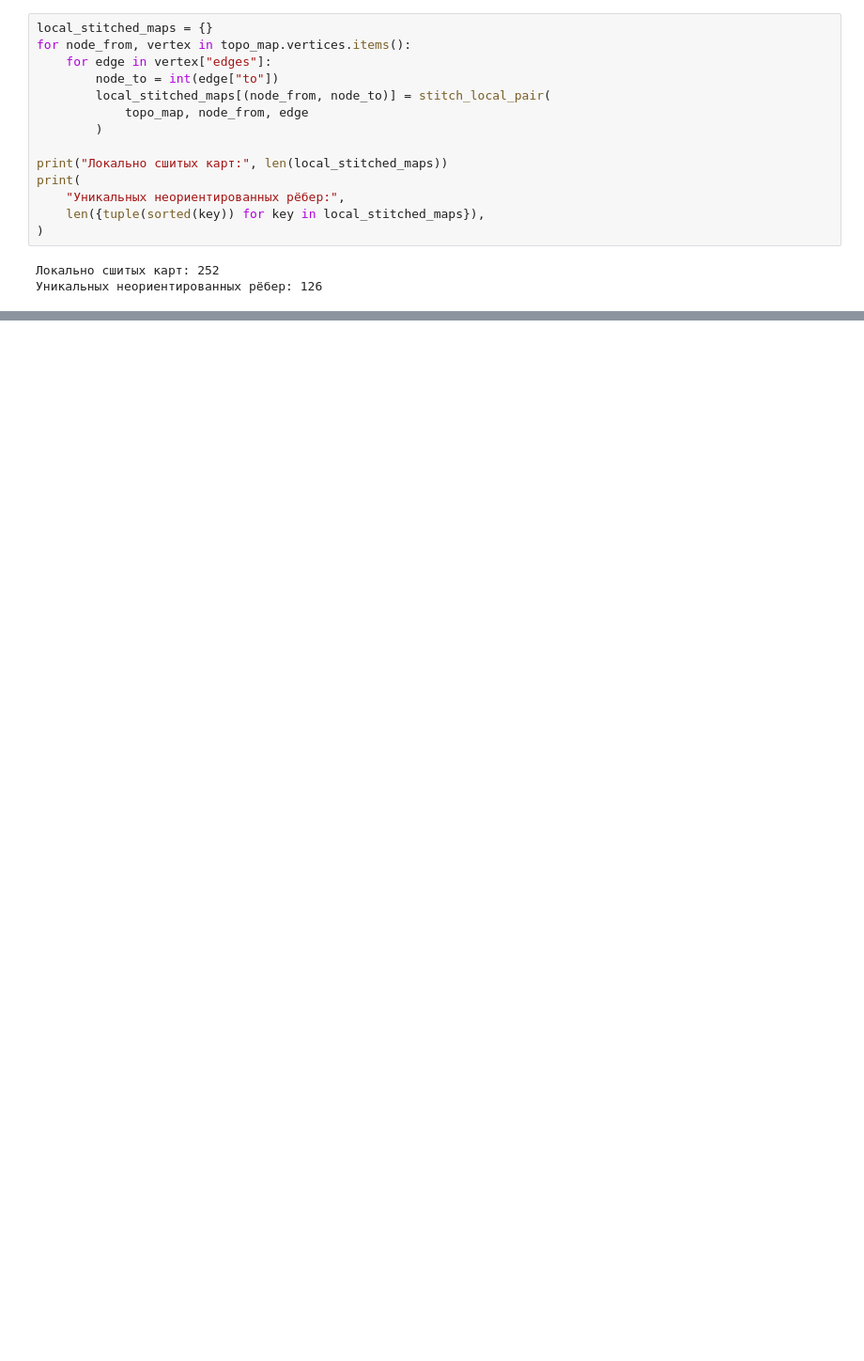
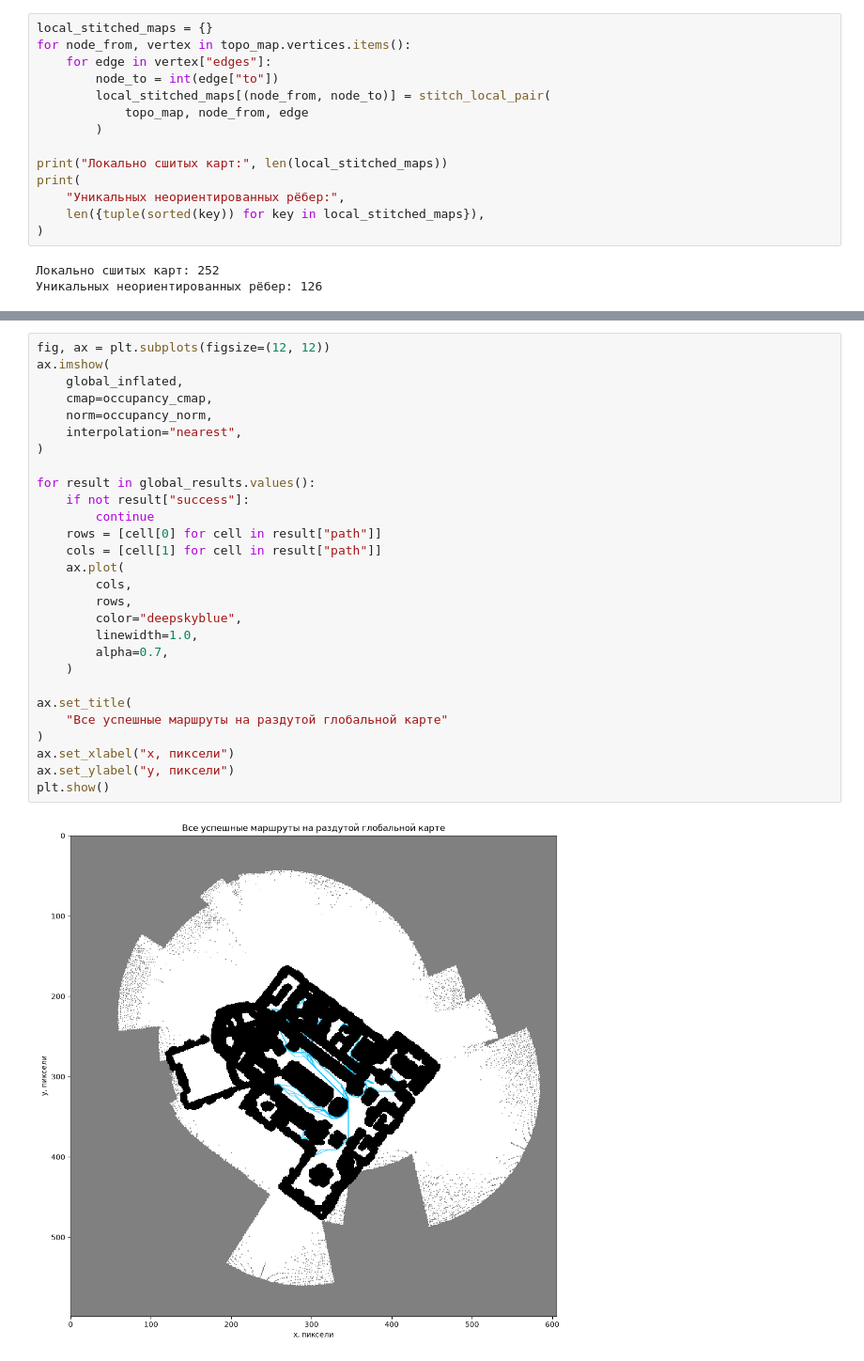
Before and after one commit to Inqko/topo_map_planer, a Jupyter notebook: topo_map_data.ipynb, the cells around one changed output, grey strips where cells are left out. Shown at 94% size. Saved outputs shown, nothing was run; the diff lists cells and outputs as text; blank space fills up the shorter version.

```diff
--- a/topo_map_data.ipynb
+++ b/topo_map_data.ipynb
@@ -572,0 +1443,30 @@ plt.show()
+# %%
+fig, ax = plt.subplots(figsize=(12, 12))
+ax.imshow(
+    global_inflated,
+    cmap=occupancy_cmap,
+    norm=occupancy_norm,
+    interpolation="nearest",
+)
+
+for result in global_results.values():
+    if not result["success"]:
+        continue
+    rows = [cell[0] for cell in result["path"]]
+    cols = [cell[1] for cell in result["path"]]
+    ax.plot(
+        cols,
+        rows,
+        color="deepskyblue",
+        linewidth=1.0,
+        alpha=0.7,
+    )
+
+ax.set_title(
+    "Все успешные маршруты на раздутой глобальной карте"
+)
+ax.set_xlabel("x, пиксели")
+ax.set_ylabel("y, пиксели")
+plt.show()
+# %% [output]
+[figure, added]
```
Also changed, not shown: parts of 21 cells of this notebook.
